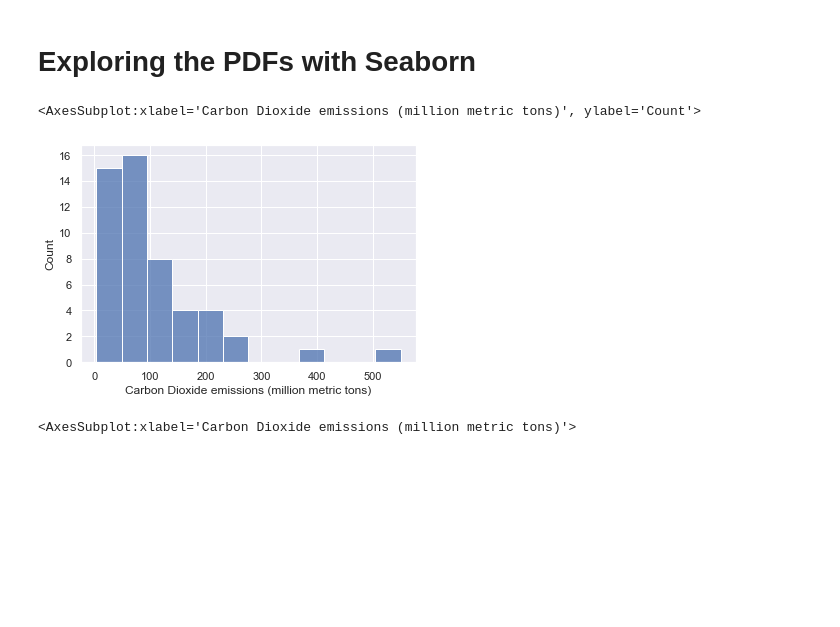
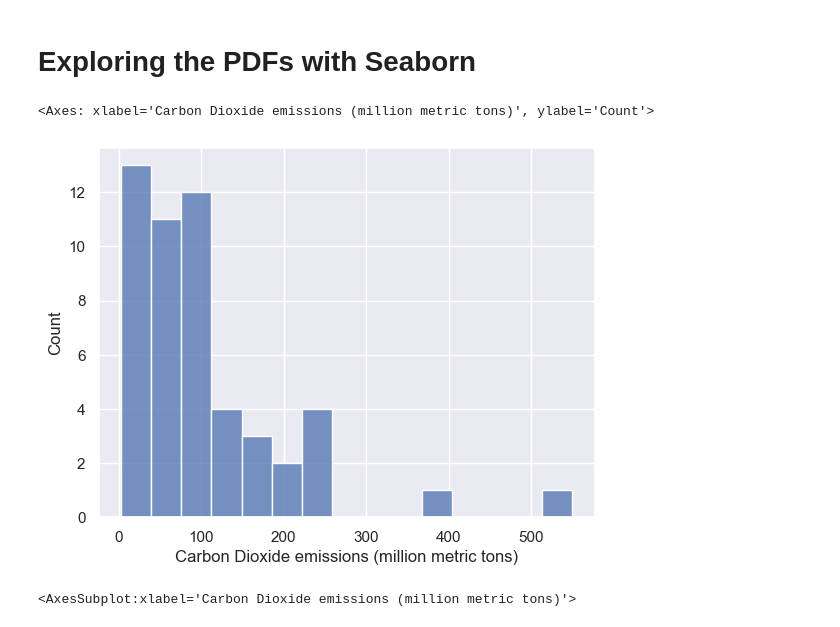
Before and after one commit to lola1989/2009-CO2-emmissions, a Jupyter notebook: Jupyter Notebook/ML Regression with CO2 Data.ipynb, the cells around one changed output. Saved outputs shown, nothing was run; the diff lists cells and outputs as text; code cells hidden in the pictures; blank space fills up the shorter version.

```diff
--- a/Jupyter Notebook/ML Regression with CO2 Data.ipynb
+++ b/Jupyter Notebook/ML Regression with CO2 Data.ipynb
@@ -131,12 +103,17 @@ dtype: int64
+# %%
+# removed unnecessary columns
+cleaned_co2_data = co2_data[['State', 'population', 'Carbon Dioxide emissions (million metric tons)',
+                            'Biomass', 'Geothermal', 'Solar', 'Wind', 'Hydro', 'Coal', 'Petroleum',
+                            'Gas', 'Nuclear', 'Other', 'Latitude', 'Longitude']]
 # %% [markdown]
 # Exploring the PDFs with Seaborn
 # %%
 # A great step in the data exploration is to display the probability distribution function (PDF) of a variable
 # The PDF will show us how that variable is distributed
 # This makes it very easy to spot anomalies, such as outliers
 # The PDF is often the basis on which we decide whether we want to transform a feature
-sns.histplot(co2_data['Carbon Dioxide emissions (million metric tons)'])
+sns.histplot(cleaned_co2_data['Carbon Dioxide emissions (million metric tons)'], bins = 15)
 # %% [output]
-<AxesSubplot:xlabel='Carbon Dioxide emissions (million metric tons)', ylabel='Count'>
+<Axes: xlabel='Carbon Dioxide emissions (million metric tons)', ylabel='Count'>
-[figure, old version]
+[figure, new version]
 # %%
```
Also changed, not shown: parts of 18 cells of this notebook, 1 other file.
